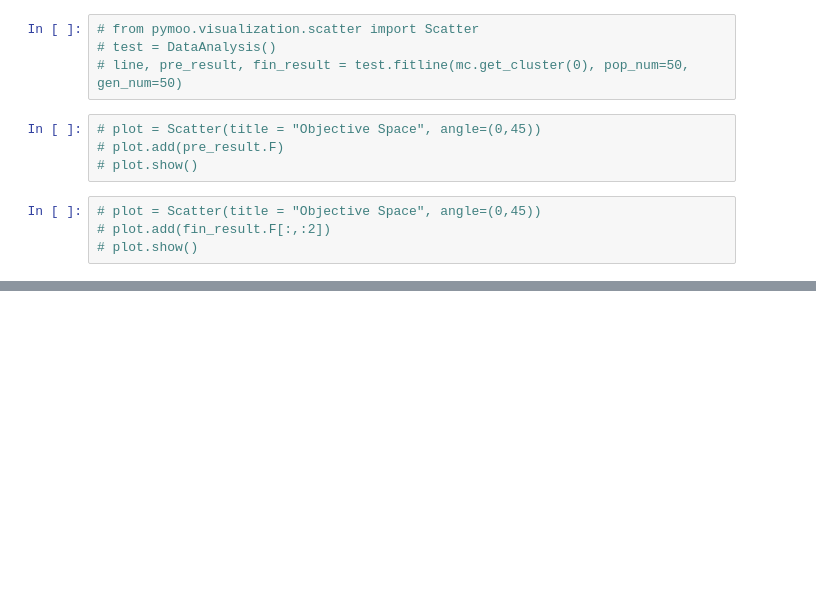
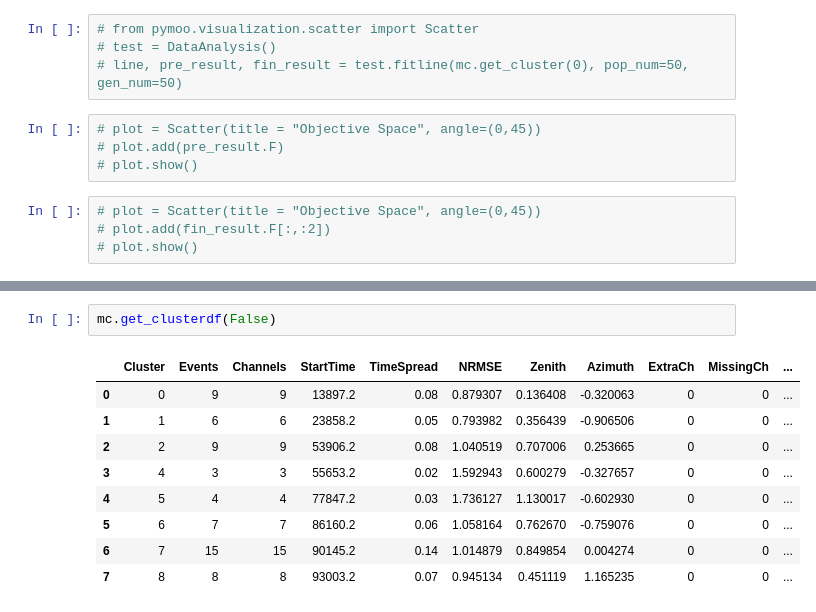
Before and after one commit to JulianYocum/urop, a Jupyter notebook: New Fitter vs MC.ipynb, the cells around one changed output, grey strips where cells are left out. Cells and saved outputs as stored; diff of their text form; blank space fills up the shorter version.

```diff
--- a/New Fitter vs MC.ipynb
+++ b/New Fitter vs MC.ipynb
@@ -71,0 +138,12 @@ plt.ylim(0,80)
+# %%
+mc.get_clusterdf(False)
+# %% [output]
+|  | Cluster | Events | Channels | StartTime | TimeSpread | NRMSE | Zenith | Azimuth | ExtraCh | MissingCh | ... |
+| 0 | 0 | 9 | 9 | 13897.2 | 0.08 | 0.879307 | 0.136408 | -0.320063 | 0 | 0 | ... |
+| 1 | 1 | 6 | 6 | 23858.2 | 0.05 | 0.793982 | 0.356439 | -0.906506 | 0 | 0 | ... |
+| 2 | 2 | 9 | 9 | 53906.2 | 0.08 | 1.040519 | 0.707006 | 0.253665 | 0 | 0 | ... |
+| 3 | 4 | 3 | 3 | 55653.2 | 0.02 | 1.592943 | 0.600279 | -0.327657 | 0 | 0 | ... |
+| 4 | 5 | 4 | 4 | 77847.2 | 0.03 | 1.736127 | 1.130017 | -0.602930 | 0 | 0 | ... |
+| 5 | 6 | 7 | 7 | 86160.2 | 0.06 | 1.058164 | 0.762670 | -0.759076 | 0 | 0 | ... |
+| 6 | 7 | 15 | 15 | 90145.2 | 0.14 | 1.014879 | 0.849854 | 0.004274 | 0 | 0 | ... |
+| 7 | 8 | 8 | 8 | 93003.2 | 0.07 | 0.945134 | 0.451119 | 1.165235 | 0 | 0 | ... |
```
Also changed, not shown: parts of 18 cells of this notebook, 49 other files.
